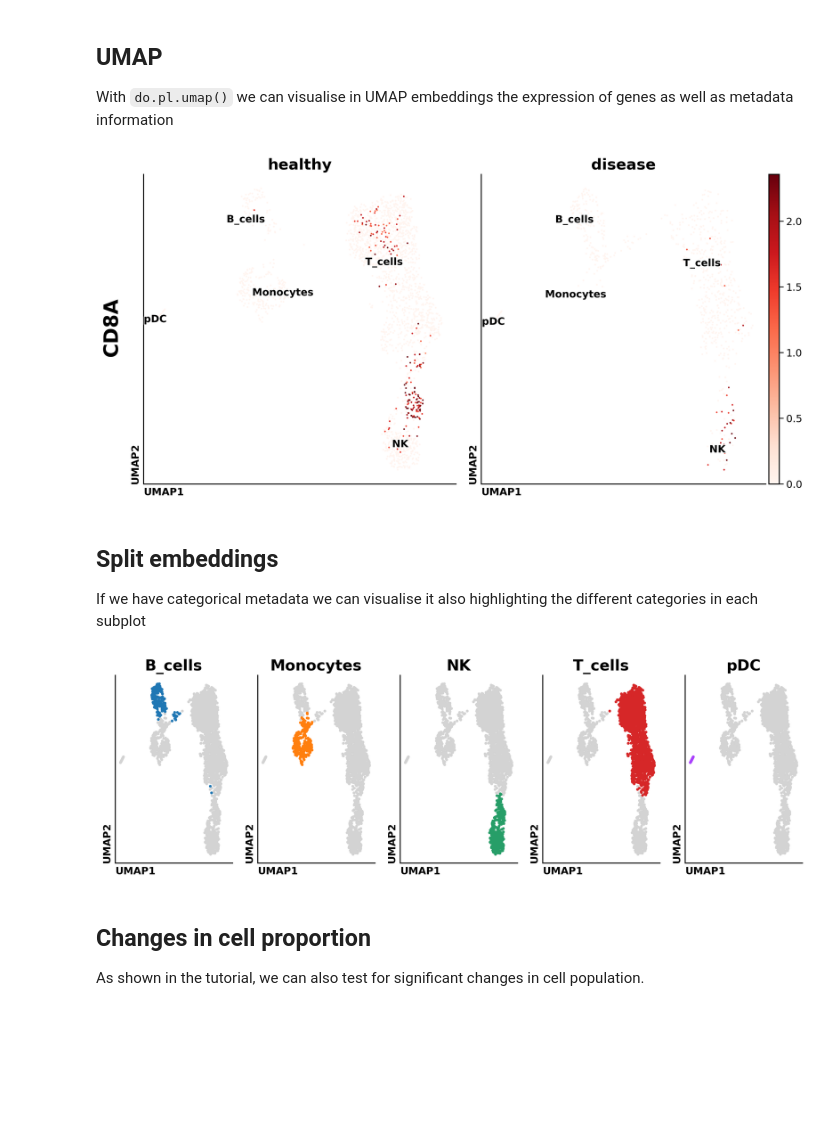
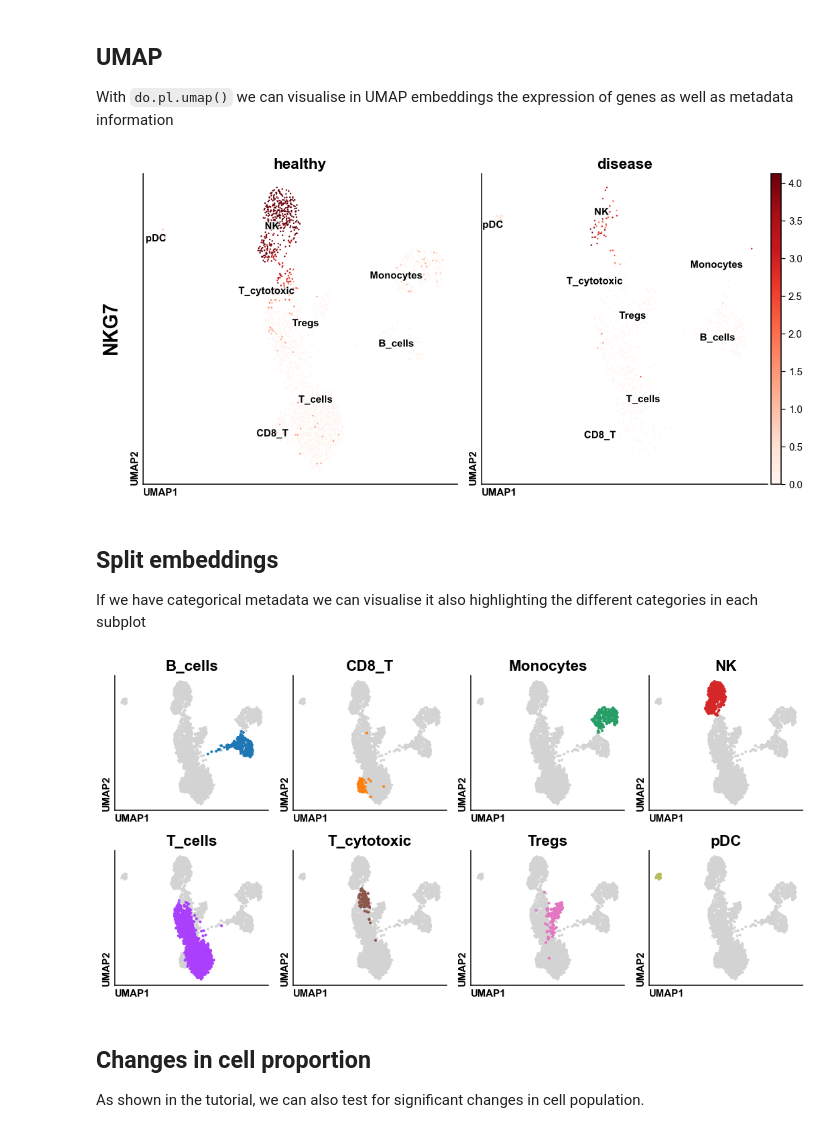
Before and after one commit to davidrm-bio/DOTools_py, a Jupyter notebook: docs/notebooks/example_visualisation.ipynb, the cells around one changed output. Cells and saved outputs as stored; diff of their text form; code cells hidden in the pictures; blank space fills up the shorter version.

```diff
--- a/docs/notebooks/example_visualisation.ipynb
+++ b/docs/notebooks/example_visualisation.ipynb
@@ -7,6 +7,6 @@ In this tutorial we compile examples on how to use the differnt functions availa
 import scanpy as sc
 import  dotools_py as do
 
-adata = sc.read_h5ad('/tmp/dootools_datasets/adata.h5ad')
+adata = sc.read_h5ad('/Users/david/Downloads/Data10x/adata.h5ad')
 adata
 # %% [output]
@@ -35,18 +35,18 @@ do.pl.dotplot(adata,
 ## UMAP
 With `do.pl.umap()` we can visualise in UMAP embeddings the expression of genes as well as metadata information
 # %%
-do.pl.umap(adata, 'CD8A', split_by='condition', common_legend=True, size=15,
-           labels='annotation')
+do.pl.umap(adata, 'NKG7', split_by='condition', common_legend=True, size=15,
+           labels='annotation_recluster')
 # %% [output]
-[figure, old version]
+[figure, new version]
 # %% [markdown]
 ## Split embeddings
 
 If we have categorical metadata we can visualise it also highlighting the different categories in each subplot
 # %%
-do.pl.split_embeddding(adata, split_by='annotation', ncols=5, figsize=(12, 4))
+do.pl.split_embeddding(adata, split_by='annotation_recluster', ncols=4, figsize=(12, 6))
 # %% [output]
-[figure, old version]
+[figure, new version]
 # %% [markdown]
 ## Changes in cell proportion
 
```
Also changed, not shown: parts of 7 cells of this notebook, 1 other file.
